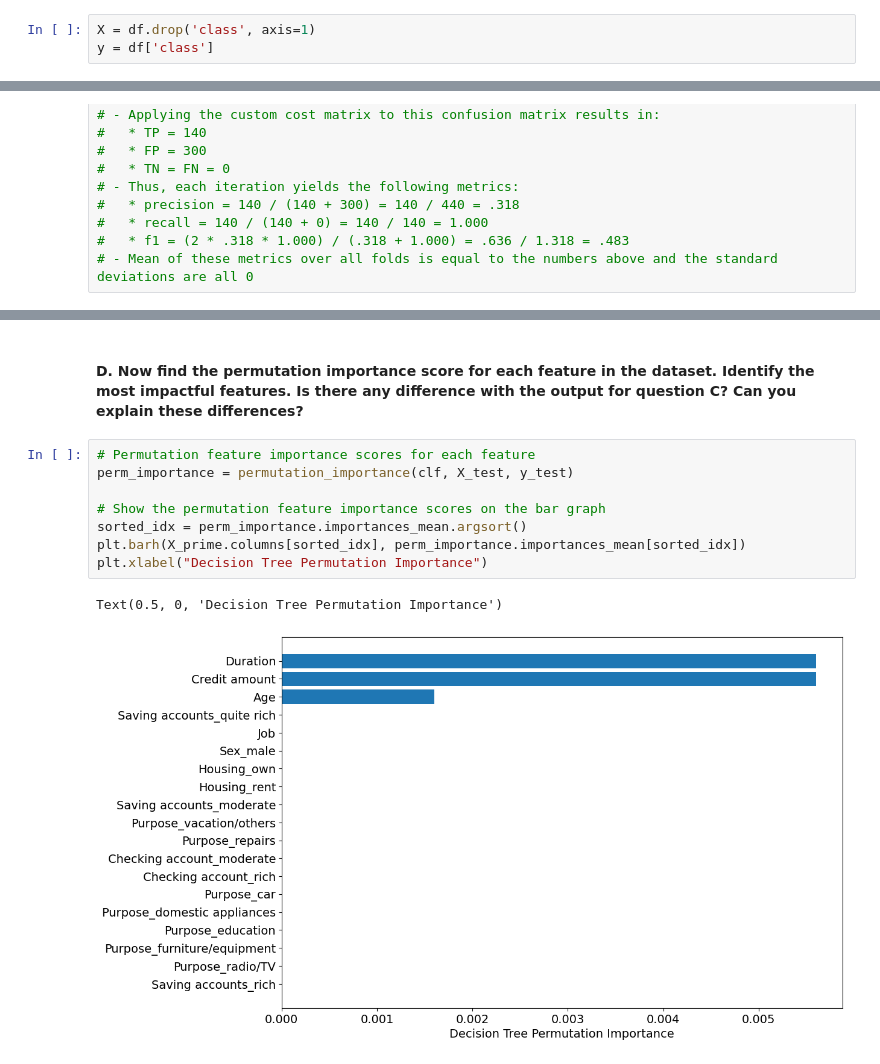
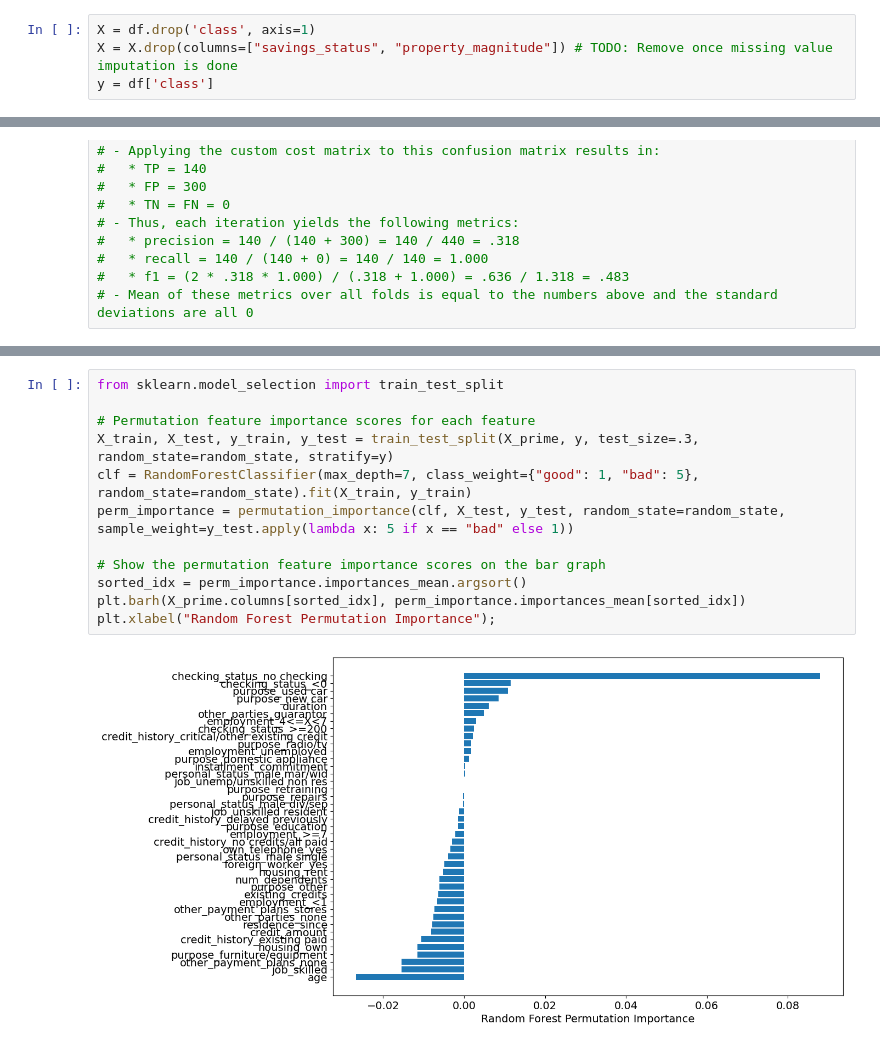
Before and after one commit to MaxPersoon/XAI-Project, a Jupyter notebook: XAI_group_project_DT.ipynb, the cells around one changed output, grey strips where cells are left out. Saved outputs shown, nothing was run; the diff lists cells and outputs as text.

```diff
--- a/XAI_group_project_DT.ipynb
+++ b/XAI_group_project_DT.ipynb
@@ -73,6 +73,7 @@ df.describe()
 | max | 72.000000 | 18424.000000 | 4.000000 | 4.000000 | 75.000000 | 4.000000 | ... |
 # %%
 X = df.drop('class', axis=1)
+X = X.drop(columns=["savings_status", "property_magnitude"]) # TODO: Remove once missing value imputation is done
 y = df['class']
 # %%
 def convert_to_dummies(df):
@@ -264,13 +248,14 @@ eli5.show_weights(perm, feature_names = X_test.columns.tolist(),include_styles=T
-# %% [markdown]
-#### D. Now find the permutation importance score for each feature in the dataset. Identify the most impactful features. Is there any difference with the output for question C? Can you explain these differences?
 # %%
+from sklearn.model_selection import train_test_split
+
 # Permutation feature importance scores for each feature
-perm_importance = permutation_importance(clf, X_test, y_test)
+X_train, X_test, y_train, y_test = train_test_split(X_prime, y, test_size=.3, random_state=random_state, stratify=y)
+clf = RandomForestClassifier(max_depth=7, class_weight={"good": 1, "bad": 5}, random_state=random_state).fit(X_train, y_train)
+perm_importance = permutation_importance(clf, X_test, y_test, random_state=random_state, sample_weight=y_test.apply(lambda x: 5 if x == "bad" else 1))
 
 # Show the permutation feature importance scores on the bar graph
 sorted_idx = perm_importance.importances_mean.argsort()
 plt.barh(X_prime.columns[sorted_idx], perm_importance.importances_mean[sorted_idx])
-plt.xlabel("Decision Tree Permutation Importance")
+plt.xlabel("Random Forest Permutation Importance");
 # %% [output]
-Text(0.5, 0, 'Decision Tree Permutation Importance')
-[figure, old version]
+[figure, new version]
```
Also changed, not shown: parts of 6 cells of this notebook, 2 other files.
